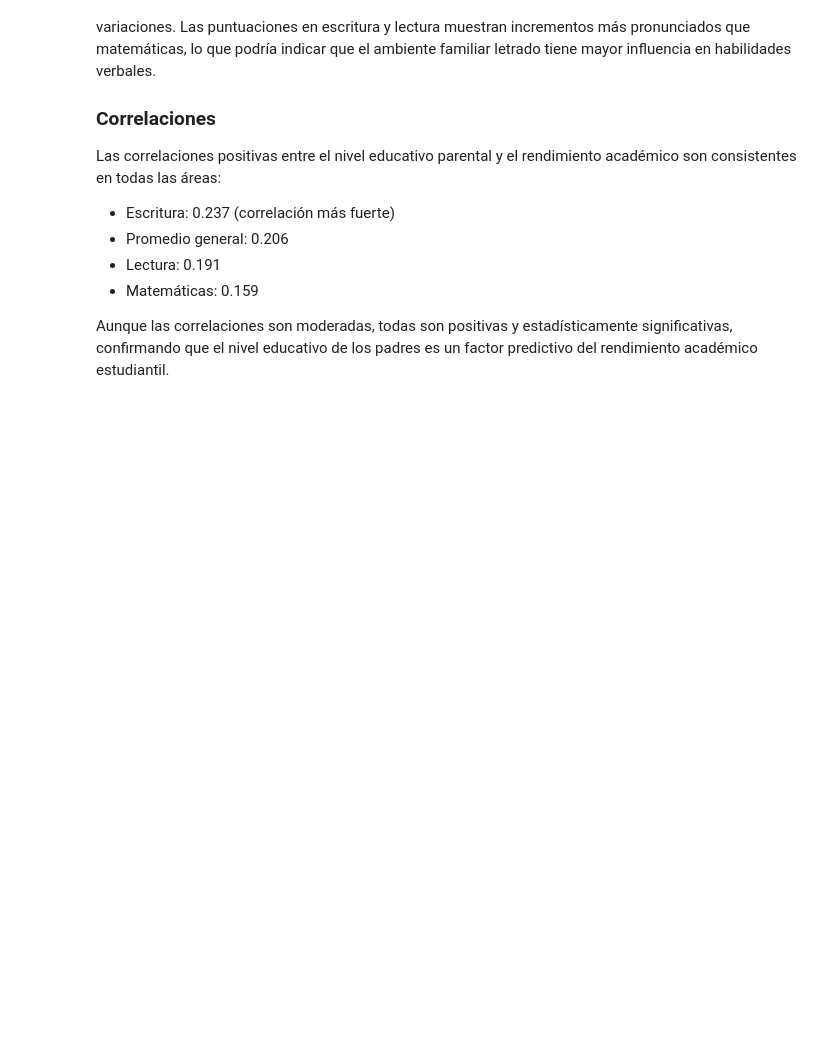
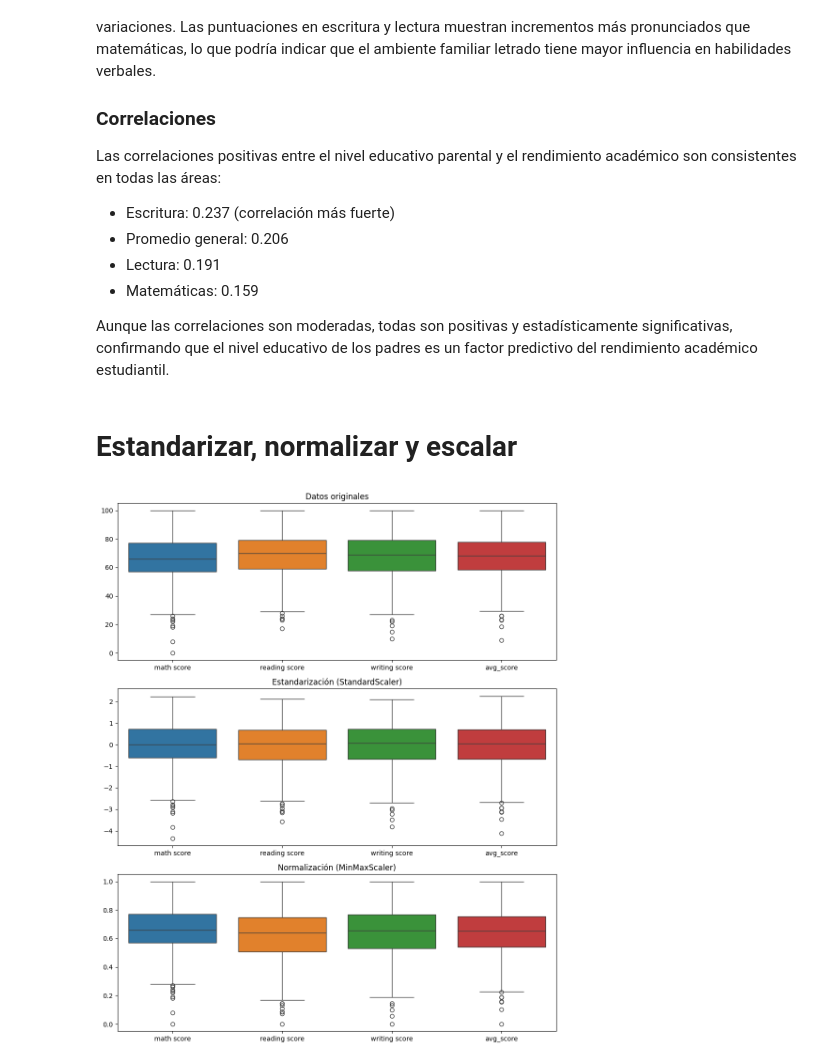
Before and after one commit to Brayan8Ch/-proyectodg, a Jupyter notebook: challenge_dg_v1.ipynb, the cells around one changed output. Saved outputs shown, nothing was run; the diff lists cells and outputs as text; code cells hidden in the pictures; blank space fills up the shorter version.

```diff
--- a/challenge_dg_v1.ipynb
+++ b/challenge_dg_v1.ipynb
@@ -409,3 +410,38 @@ Las correlaciones positivas entre el nivel educativo parental y el rendimiento a
 - Matemáticas: 0.159
 
 Aunque las correlaciones son moderadas, todas son positivas y estadísticamente significativas, confirmando que el nivel educativo de los padres es un factor predictivo del rendimiento académico estudiantil.
+# %% [markdown]
+# Estandarizar, normalizar y escalar
+# %%
+from sklearn.preprocessing import StandardScaler, MinMaxScaler
+
+# Columnas numéricas a transformar
+num_cols = ['math score', 'reading score', 'writing score', 'avg_score']
+
+scaler_std = StandardScaler()
+df_std = df.copy()
+df_std[num_cols] = scaler_std.fit_transform(df[num_cols])
+
+scaler_minmax = MinMaxScaler()
+df_norm = df.copy()
+df_norm[num_cols] = scaler_minmax.fit_transform(df[num_cols])
+
+# Gráficos antes y después
+fig, axes = plt.subplots(3, 1, figsize=(10, 12))
+
+# Original
+sns.boxplot(data=df[num_cols], ax=axes[0])
+axes[0].set_title('Datos originales')
+
+# Estandarizados
+sns.boxplot(data=df_std[num_cols], ax=axes[1])
+axes[1].set_title('Estandarización (StandardScaler)')
+
+# Normalizados
+sns.boxplot(data=df_norm[num_cols], ax=axes[2])
+axes[2].set_title('Normalización (MinMaxScaler)')
+
+plt.tight_layout()
+plt.show()
+# %% [output]
+[figure, added]
```
Also changed, not shown: parts of 4 cells of this notebook.
